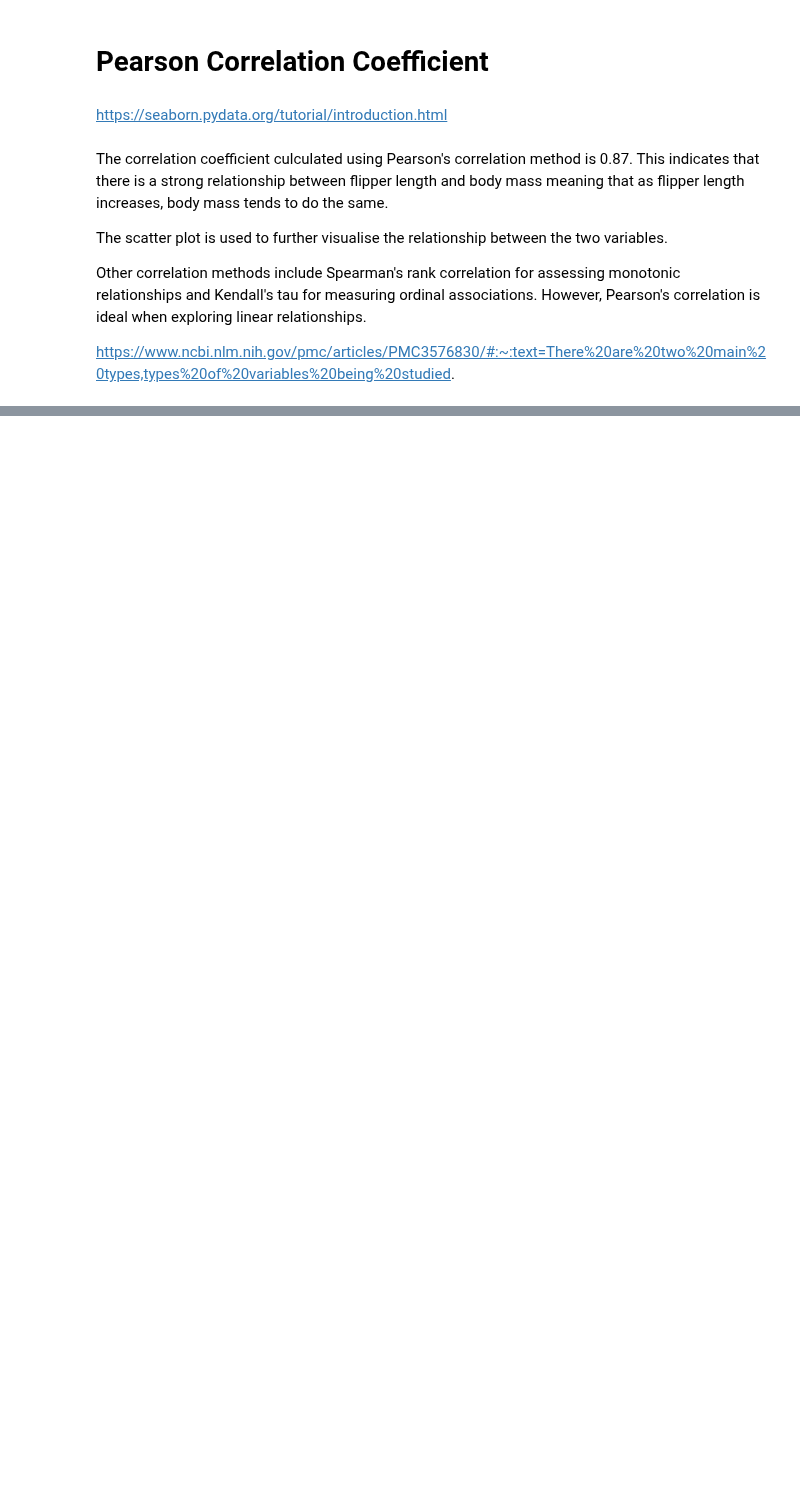
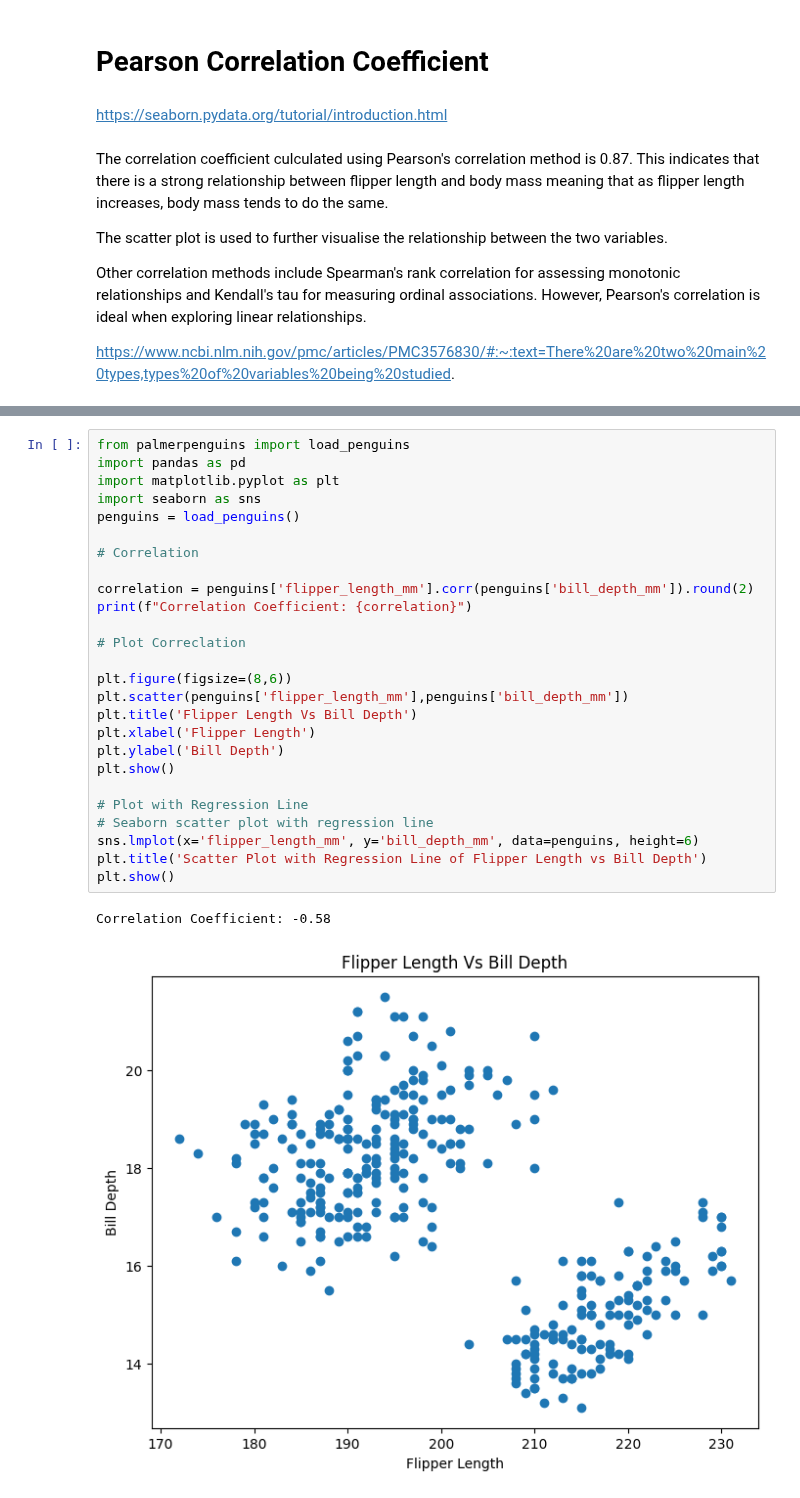
Before and after one commit to daveysull/principles_of_DA_project, a Jupyter notebook: penguins.ipynb, the cells around one changed output, grey strips where cells are left out. Drawn from its saved outputs; the diff is of its cells as text; blank space fills up the shorter version.

Commit message:
Correlation Update

```diff
--- a/penguins.ipynb
+++ b/penguins.ipynb
@@ -206,0 +227,29 @@ Correlation coefficient: 0.87
+# %%
+from palmerpenguins import load_penguins
+import pandas as pd
+import matplotlib.pyplot as plt
+import seaborn as sns
+penguins = load_penguins()
+
+# Correlation
+
+correlation = penguins['flipper_length_mm'].corr(penguins['bill_depth_mm']).round(2)
+print(f"Correlation Coefficient: {correlation}")
+
+# Plot Correclation
+
+plt.figure(figsize=(8,6))
+plt.scatter(penguins['flipper_length_mm'],penguins['bill_depth_mm'])
+plt.title('Flipper Length Vs Bill Depth')
+plt.xlabel('Flipper Length')
+plt.ylabel('Bill Depth')
+plt.show()
+
+# Plot with Regression Line
+# Seaborn scatter plot with regression line
+sns.lmplot(x='flipper_length_mm', y='bill_depth_mm', data=penguins, height=6)
+plt.title('Scatter Plot with Regression Line of Flipper Length vs Bill Depth')
+plt.show()
+# %% [output]
+Correlation Coefficient: -0.58
+[figure, added]
```
Also changed, not shown: parts of 9 cells of this notebook.
